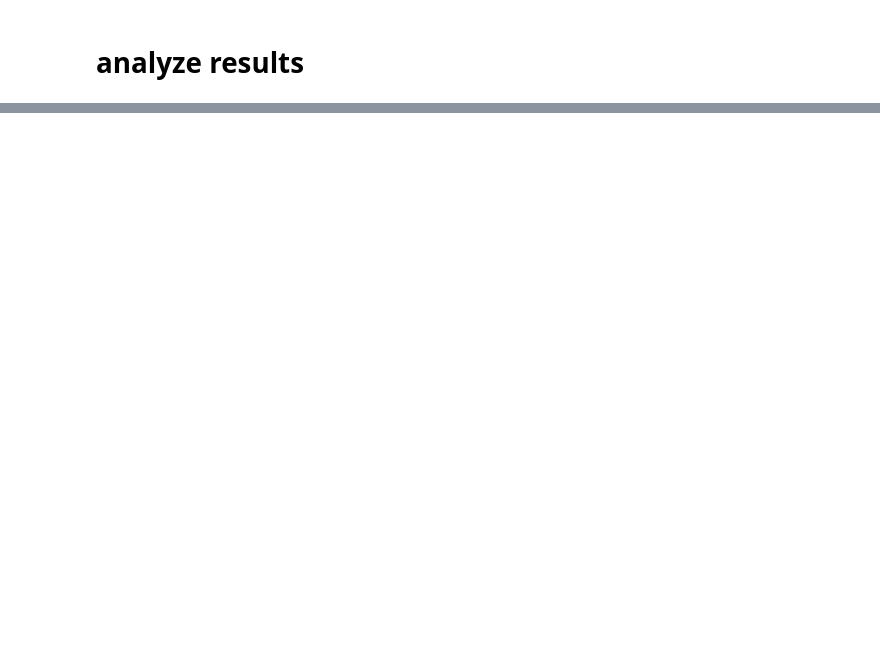
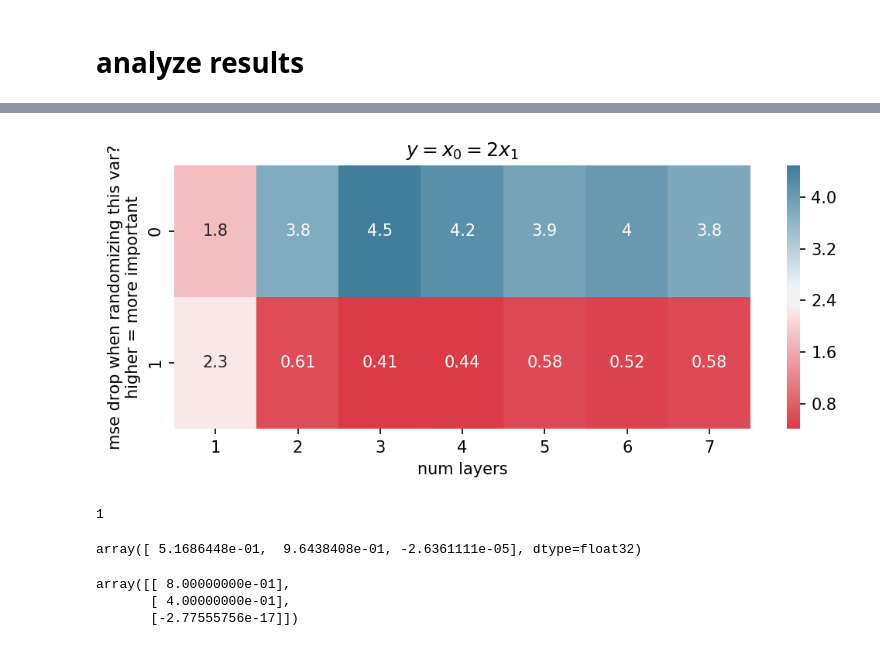
Before and after one commit to csinva/dnn-experiments, a Jupyter notebook: poly_fit/fit_interactions.ipynb, the cells around one changed output, grey strips where cells are left out. Cells and saved outputs as stored; diff of their text form; code cells hidden in the pictures; blank space fills up the shorter version.

```diff
--- a/poly_fit/fit_interactions.ipynb
+++ b/poly_fit/fit_interactions.ipynb
@@ -224,0 +106,29 @@ for i, row in results.iterrows():
+# %%
+plt.figure(dpi=150, figsize=(8, 3))
+# plt.imshow(output)
+cmap = sns.diverging_palette(10, 230, sep=20, as_cmap=True)
+plt.title(f'${p.func}$')
+sns.heatmap(output, cmap=cmap, annot=True)
+plt.ylabel('mse drop when randomizing this var?\nhigher = more important')
+# plt.yticks(range(num_vars) )
+plt.xlabel('num layers')
+plt.xticks(np.arange(results.shape[0]) + 0.5, labels=1 + np.arange(results.shape[0]))
+# plt.colorbar()
+plt.show()
+# %% [output]
+[figure, added]
+# %%
+row = results.iloc[0]
+print(row.num_layers)
+# %% [output]
+1
+# %%
+row['w'][-1]
+# %% [output]
+array([ 5.1686448e-01,  9.6438408e-01, -2.6361111e-05], dtype=float32)
+# %%
+np.linalg.pinv(X.T @ X) @ X.T @ Y
+# %% [output]
+array([[ 8.00000000e-01],
+       [ 4.00000000e-01],
+       [-2.77555756e-17]])
```
Also changed, not shown: parts of 9 cells of this notebook, 3 other files.
